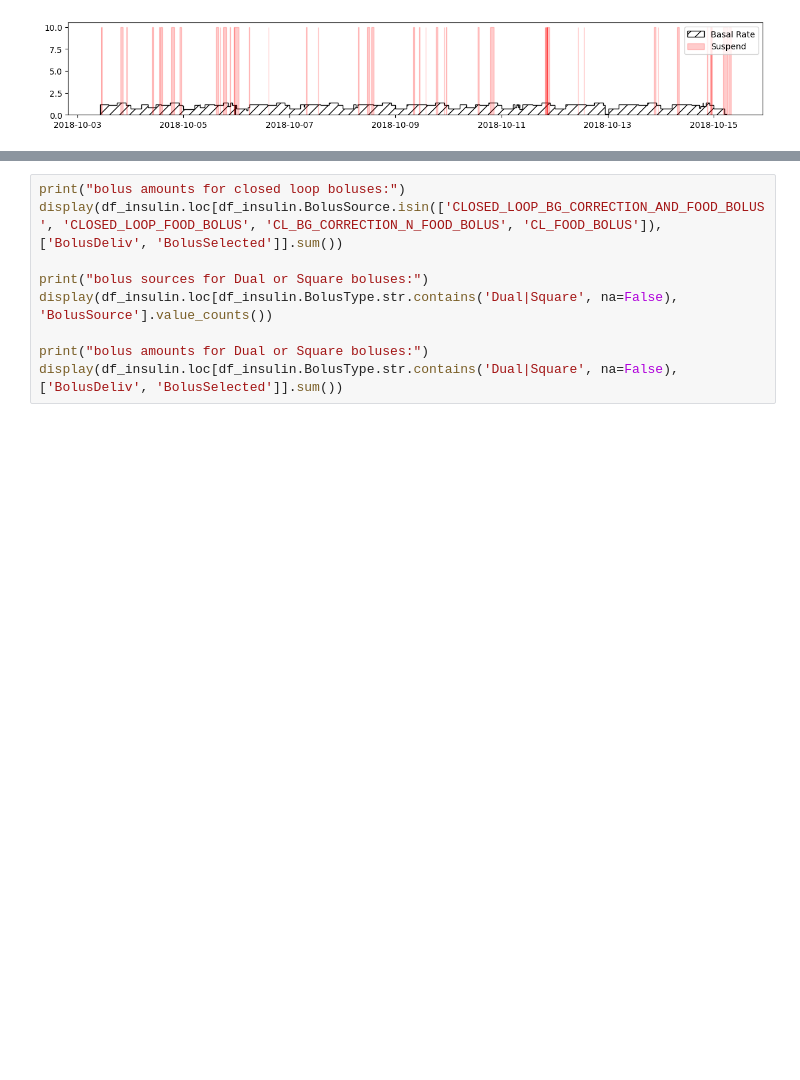
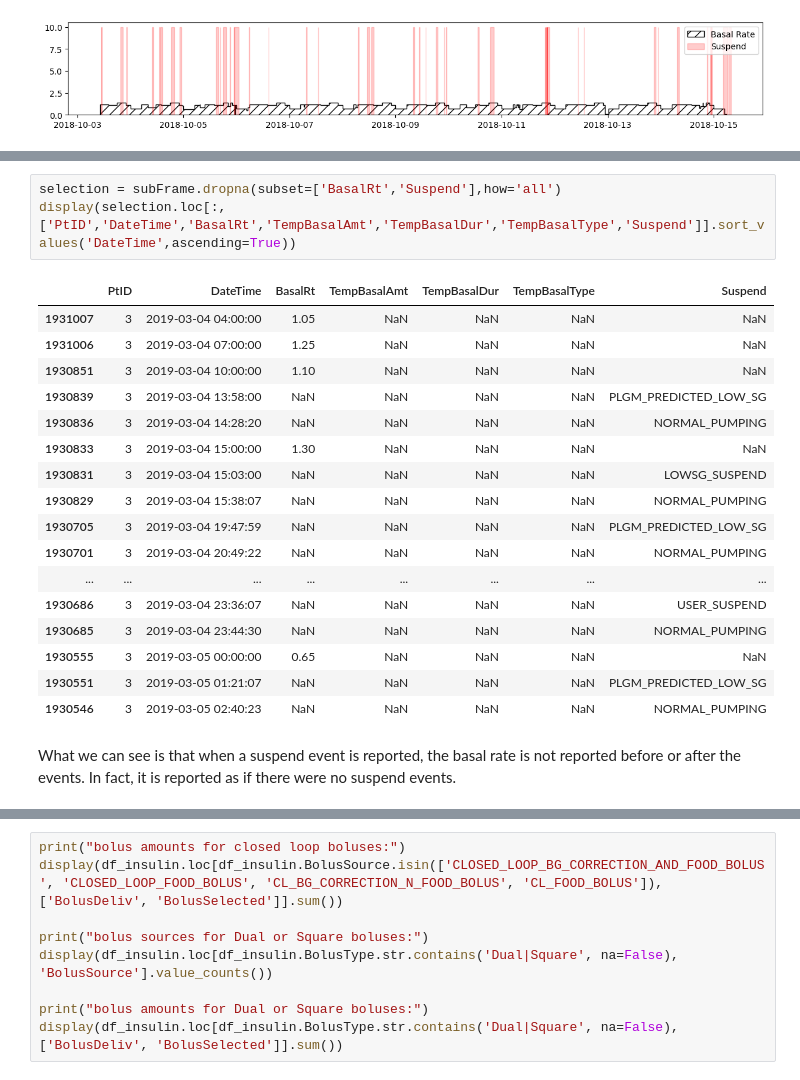
Before and after one commit to nudgebg/egvinsulin, a Jupyter notebook: notebooks/understand-flair-dataset/understand-flair-dataset.ipynb, the cells around one changed output, grey strips where cells are left out. Cells and saved outputs as stored; diff of their text form; blank space fills up the shorter version.

```diff
--- a/notebooks/understand-flair-dataset/understand-flair-dataset.ipynb
+++ b/notebooks/understand-flair-dataset/understand-flair-dataset.ipynb
@@ -626,0 +648,23 @@ ax.legend(['Basal Rate','Suspend'],loc='upper right')
+# %%
+selection = subFrame.dropna(subset=['BasalRt','Suspend'],how='all')
+display(selection.loc[:,['PtID','DateTime','BasalRt','TempBasalAmt','TempBasalDur','TempBasalType','Suspend']].sort_values('DateTime',ascending=True))
+# %% [output]
+|  | PtID | DateTime | BasalRt | TempBasalAmt | TempBasalDur | TempBasalType | Suspend |
+| 1931007 | 3 | 2019-03-04 04:00:00 | 1.05 | NaN | NaN | NaN | NaN |
+| 1931006 | 3 | 2019-03-04 07:00:00 | 1.25 | NaN | NaN | NaN | NaN |
+| 1930851 | 3 | 2019-03-04 10:00:00 | 1.10 | NaN | NaN | NaN | NaN |
+| 1930839 | 3 | 2019-03-04 13:58:00 | NaN | NaN | NaN | NaN | PLGM_PREDICTED_LOW_SG |
+| 1930836 | 3 | 2019-03-04 14:28:20 | NaN | NaN | NaN | NaN | NORMAL_PUMPING |
+| 1930833 | 3 | 2019-03-04 15:00:00 | 1.30 | NaN | NaN | NaN | NaN |
+| 1930831 | 3 | 2019-03-04 15:03:00 | NaN | NaN | NaN | NaN | LOWSG_SUSPEND |
+| 1930829 | 3 | 2019-03-04 15:38:07 | NaN | NaN | NaN | NaN | NORMAL_PUMPING |
+| 1930705 | 3 | 2019-03-04 19:47:59 | NaN | NaN | NaN | NaN | PLGM_PREDICTED_LOW_SG |
+| 1930701 | 3 | 2019-03-04 20:49:22 | NaN | NaN | NaN | NaN | NORMAL_PUMPING |
+| ... | ... | ... | ... | ... | ... | ... | ... |
+| 1930686 | 3 | 2019-03-04 23:36:07 | NaN | NaN | NaN | NaN | USER_SUSPEND |
+| 1930685 | 3 | 2019-03-04 23:44:30 | NaN | NaN | NaN | NaN | NORMAL_PUMPING |
+| 1930555 | 3 | 2019-03-05 00:00:00 | 0.65 | NaN | NaN | NaN | NaN |
+| 1930551 | 3 | 2019-03-05 01:21:07 | NaN | NaN | NaN | NaN | PLGM_PREDICTED_LOW_SG |
+| 1930546 | 3 | 2019-03-05 02:40:23 | NaN | NaN | NaN | NaN | NORMAL_PUMPING |
+# %% [markdown]
+What we can see is that when a suspend event is reported, the basal rate is not reported before or after the events. In fact, it is reported as if there were no suspend events.
```
Also changed, not shown: parts of 28 cells of this notebook.
